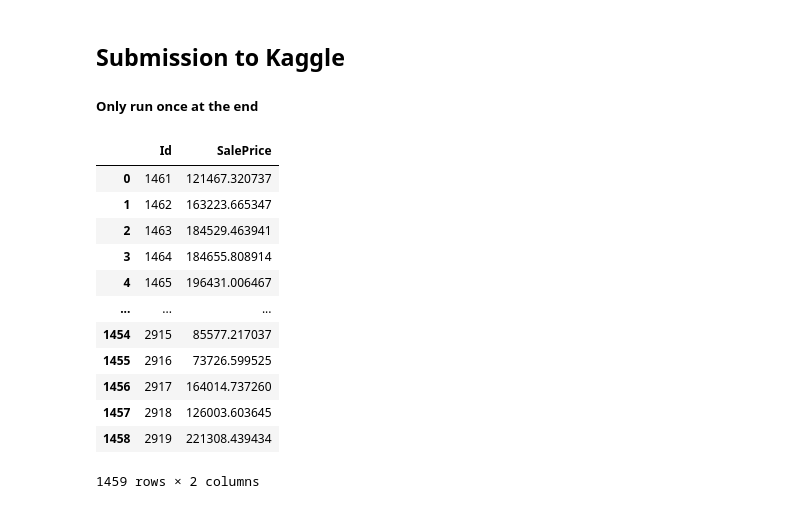
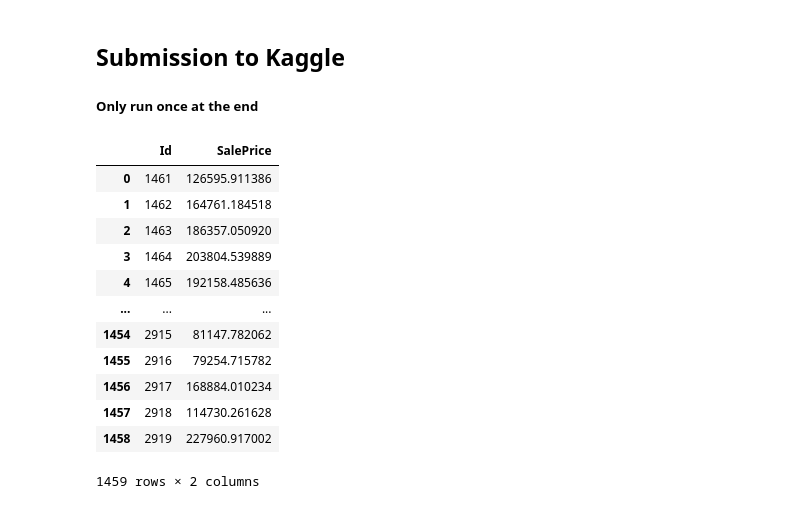
Before and after one commit to Vincent881909/ml-group124, a Jupyter notebook: src/GradientBoostingRegressor.ipynb, the cells around one changed output. Drawn from its saved outputs; the diff is of its cells as text; code cells hidden in the pictures.

```diff
--- a/src/GradientBoostingRegressor.ipynb
+++ b/src/GradientBoostingRegressor.ipynb
@@ -51,13 +77,19 @@ param_grid_extended = {
 }
 
 simple_param_grid = {
-    'n_estimators': [100, 200, 300],
-    'learning_rate': [0.01, 0.05],
-    'max_depth': [3, 5]
+    'n_estimators': [2500, 2750, 3000],
+    'learning_rate': [0.5, 0.05],
+    'max_depth': [2, 3, 5, 7]
+}
+
+param_grid = {'learning_rate': [0.1, 0.05, 0.02, 0.01],
+              'max_depth': [4, 6],
+              'min_samples_leaf': [3, 5, 9, 17],
+              'max_features': [1.0, 0.3, 0.1]
 }
 
 # Initialize the GridSearchCV
-grid_search = GridSearchCV(GradientBoostingRegressor(), simple_param_grid, cv=3, scoring='r2', return_train_score=True)
+grid_search = GridSearchCV(GradientBoostingRegressor(n_estimators=3000), param_grid, cv=5, scoring='r2', return_train_score=True, n_jobs=-1, verbose=1)
 
 # Fit the GridSearchCV
 grid_search.fit(X_train, y_train)
@@ -144,27 +276,27 @@ Shuffling the data allows us to see the variation in the model's performance. Th
 # %%
 # Record predictions for the test set
 test = pd.read_csv('../data/test_enc.csv')
 test_predictions = gbr_model.predict(test)
 
 # add the Id column to the predictions
 df_test = pd.read_csv('../data/test.csv')
 test_predictions = pd.DataFrame({'Id': df_test['Id'], 'SalePrice': test_predictions})
 
 # Save the predictions to a CSV file
-test_predictions.to_csv('../gbr_test_predictions_3.csv', index=False)
+test_predictions.to_csv('../gbr_test_predictions_3000.csv', index=False)
 
 test_predictions
 # %% [output]
 |  | Id | SalePrice |
-| 0 | 1461 | 121467.320737 |
-| 1 | 1462 | 163223.665347 |
-| 2 | 1463 | 184529.463941 |
-| 3 | 1464 | 184655.808914 |
-| 4 | 1465 | 196431.006467 |
+| 0 | 1461 | 126595.911386 |
+| 1 | 1462 | 164761.184518 |
+| 2 | 1463 | 186357.050920 |
+| 3 | 1464 | 203804.539889 |
+| 4 | 1465 | 192158.485636 |
 | ... | ... | ... |
-| 1454 | 2915 | 85577.217037 |
-| 1455 | 2916 | 73726.599525 |
-| 1456 | 2917 | 164014.737260 |
-| 1457 | 2918 | 126003.603645 |
-| 1458 | 2919 | 221308.439434 |
+| 1454 | 2915 | 81147.782062 |
+| 1455 | 2916 | 79254.715782 |
+| 1456 | 2917 | 168884.010234 |
+| 1457 | 2918 | 114730.261628 |
+| 1458 | 2919 | 227960.917002 |
 1459 rows × 2 columns
```
Also changed, not shown: parts of 13 cells of this notebook.
